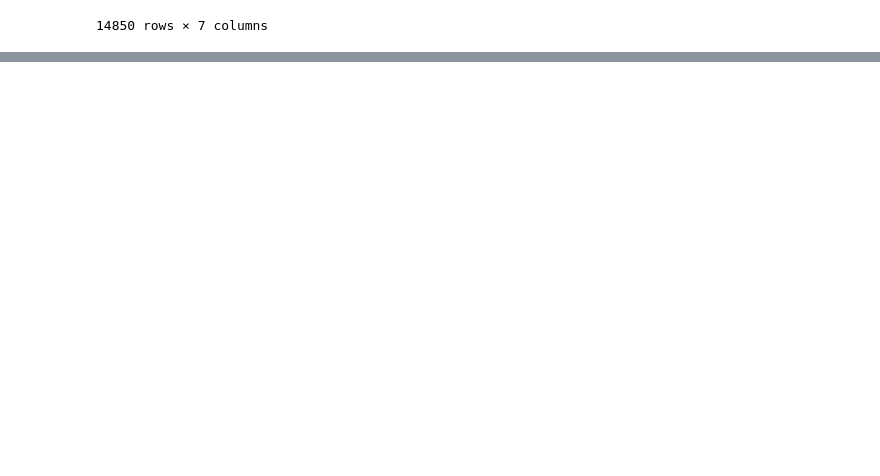
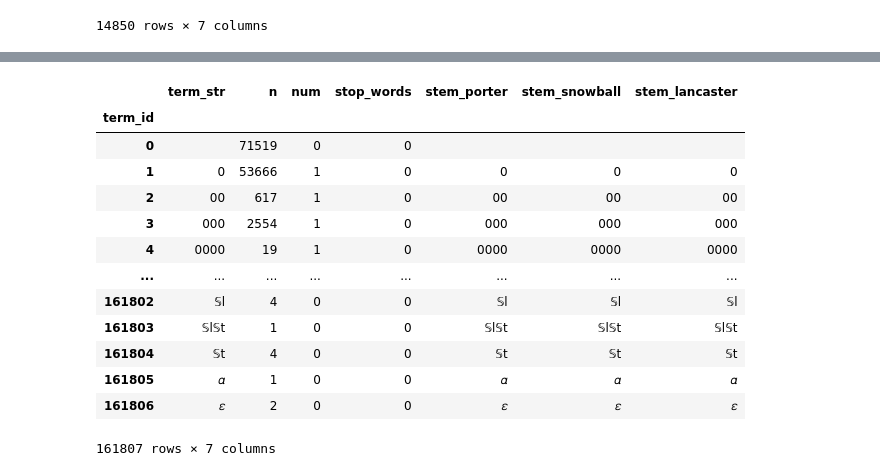
Before and after one commit to vidhig/covid19-research-data-analysis, a Jupyter notebook: notebooks/data_pre_process.ipynb, the cells around one changed output, grey strips where cells are left out. Drawn from its saved outputs; the diff is of its cells as text; code cells hidden in the pictures; blank space fills up the shorter version.

Commit message:
Generate TOKEN, LIB and VOCAB files

```diff
--- a/notebooks/data_pre_process.ipynb
+++ b/notebooks/data_pre_process.ipynb
@@ -60,0 +405,3 @@ df.to_csv('../dataset/processed-files/consolidated.csv', index=False)
+# %%
+VOCAB['num'] = VOCAB.term_str.str.match("\d+").astype('int')
+VOCAB
@@ -60,0 +438,6 @@ df.to_csv('../dataset/processed-files/consolidated.csv', index=False)
+# %%
+sw = pd.DataFrame(nltk.corpus.stopwords.words('english'), columns=['term_str'])
+sw = sw.reset_index().set_index('term_str')
+sw.columns = ['dummy']
+sw.dummy = 1
+sw.head
@@ -60,0 +460,3 @@ df.to_csv('../dataset/processed-files/consolidated.csv', index=False)
+# %%
+VOCAB['stop_words'] = VOCAB.term_str.map(sw.dummy)
+VOCAB['stop_words'] = VOCAB['stop_words'].fillna(0).astype('int')
@@ -60,0 +493,29 @@ df.to_csv('../dataset/processed-files/consolidated.csv', index=False)
+# %%
+from nltk.stem.porter import PorterStemmer
+stemmer1 = PorterStemmer()
+VOCAB['stem_porter'] = VOCAB.term_str.apply(stemmer1.stem)
+
+from nltk.stem.snowball import SnowballStemmer
+stemmer2 = SnowballStemmer("english")
+VOCAB['stem_snowball'] = VOCAB.term_str.apply(stemmer2.stem)
+
+from nltk.stem.lancaster import LancasterStemmer
+stemmer3 = LancasterStemmer()
+VOCAB['stem_lancaster'] = VOCAB.term_str.apply(stemmer3.stem)
+# %%
+VOCAB
+# %% [output]
+|  | term_str | n | num | stop_words | stem_porter | stem_snowball | stem_lancaster |
+| term_id |  |  |  |  |  |  |  |
+| 0 |  | 71519 | 0 | 0 |  |  |  |
+| 1 | 0 | 53666 | 1 | 0 | 0 | 0 | 0 |
+| 2 | 00 | 617 | 1 | 0 | 00 | 00 | 00 |
+| 3 | 000 | 2554 | 1 | 0 | 000 | 000 | 000 |
+| 4 | 0000 | 19 | 1 | 0 | 0000 | 0000 | 0000 |
+| ... | ... | ... | ... | ... | ... | ... | ... |
+| 161802 | 𝕊l | 4 | 0 | 0 | 𝕊l | 𝕊l | 𝕊l |
+| 161803 | 𝕊l𝕊t | 1 | 0 | 0 | 𝕊l𝕊t | 𝕊l𝕊t | 𝕊l𝕊t |
+| 161804 | 𝕊t | 4 | 0 | 0 | 𝕊t | 𝕊t | 𝕊t |
+| 161805 | 𝛼 | 1 | 0 | 0 | 𝛼 | 𝛼 | 𝛼 |
+| 161806 | 𝜀 | 2 | 0 | 0 | 𝜀 | 𝜀 | 𝜀 |
+161807 rows × 7 columns
```
Also changed, not shown: parts of 45 cells of this notebook.
